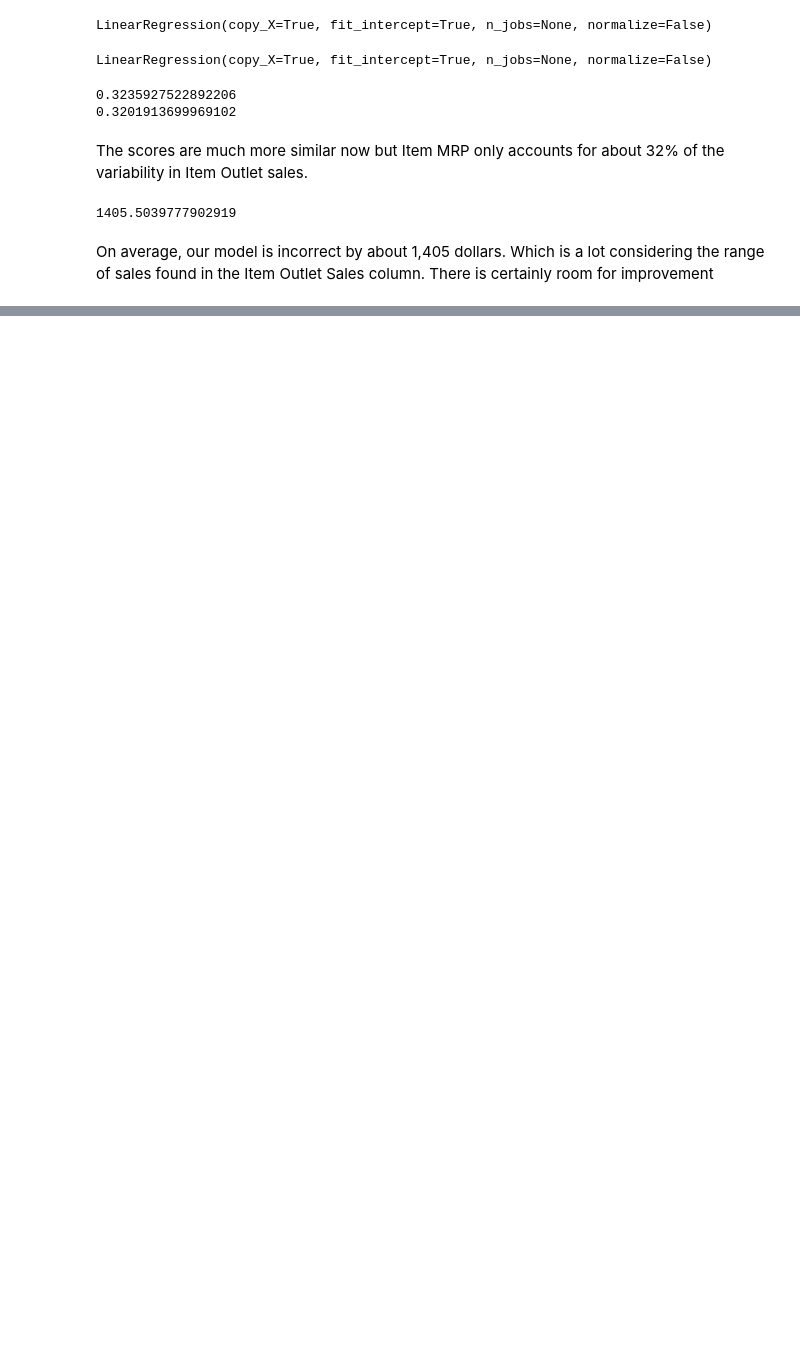
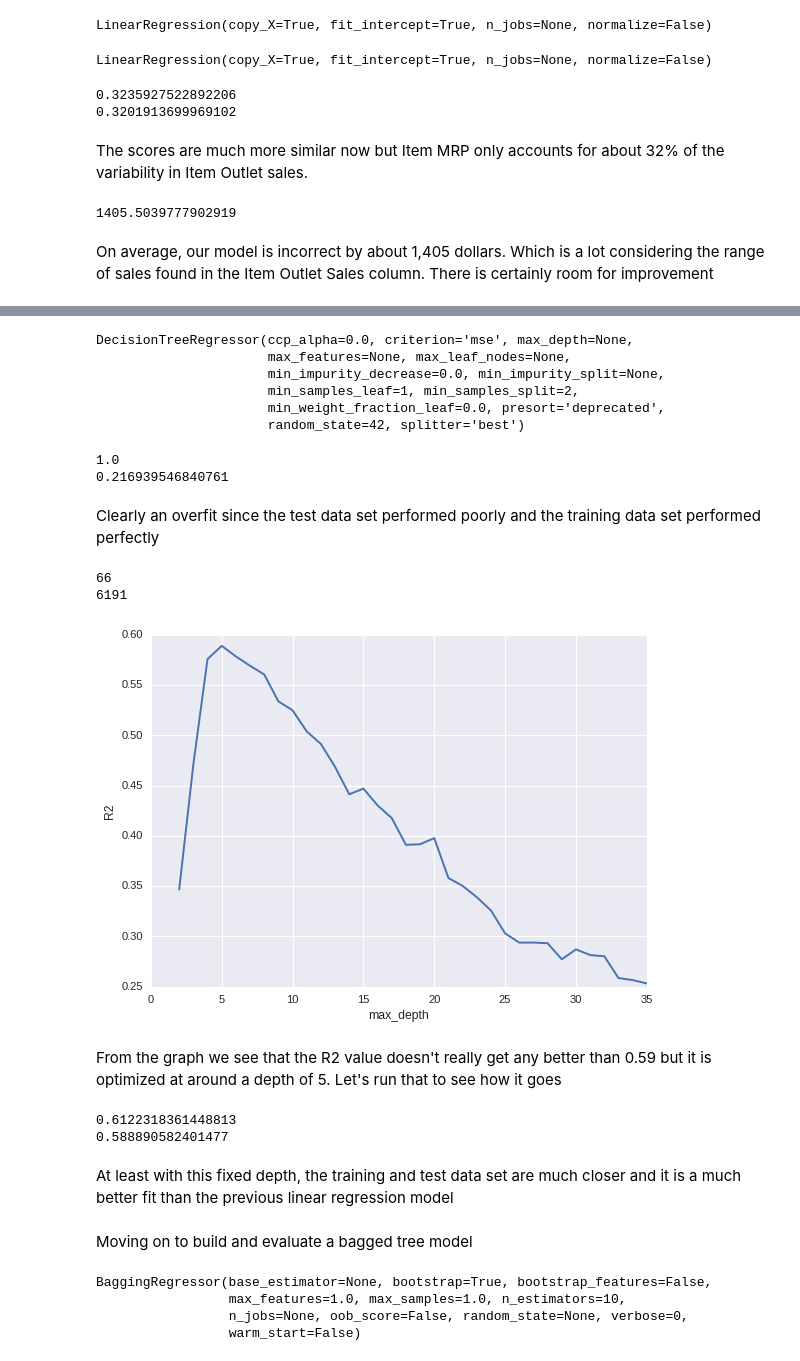
Before and after one commit to thinkinchicken/food-sales-predictions, a Jupyter notebook: Sales_Predictions.ipynb, the cells around one changed output, grey strips where cells are left out. Drawn from its saved outputs; the diff is of its cells as text; code cells hidden in the pictures; blank space fills up the shorter version.

```diff
--- a/Sales_Predictions.ipynb
+++ b/Sales_Predictions.ipynb
@@ -572,0 +588,76 @@ On average, our model is incorrect by about 1,405 dollars. Which is a lot consid
+# %%
+#We have a one hot encoded data set all ready to go to do a decision tree model. let's give it a shot
+#X and y are already defined above
+#Make an instance of the model
+dec_tree = DecisionTreeRegressor(random_state = 42)
+dec_tree.fit(X_train, y_train)
+# %% [output]
+DecisionTreeRegressor(ccp_alpha=0.0, criterion='mse', max_depth=None,
+                      max_features=None, max_leaf_nodes=None,
+                      min_impurity_decrease=0.0, min_impurity_split=None,
+                      min_samples_leaf=1, min_samples_split=2,
+                      min_weight_fraction_leaf=0.0, presort='deprecated',
+                      random_state=42, splitter='best')
+# %%
+#Evaluate the model
+train_score = dec_tree.score(X_train, y_train)
+test_score = dec_tree.score(X_test, y_test)
+print(train_score)
+print(test_score)
+# %% [output]
+1.0
+0.216939546840761
+# %% [markdown]
+Clearly an overfit since the test data set performed poorly and the training data set performed perfectly
+# %%
+#Let's check how deep the tree when by default and how many leaf nodes
+print(dec_tree.get_depth())
+print(dec_tree.get_n_leaves())
+# %% [output]
+66
+6191
+# %%
+#Let's see if we can optimize the max depth based on the R2 score
+max_depth_range = list(range(2, 36)) # will try every value between 2 and 36
+# List to store the score for each value of max_depth:
+r2 = []
+for depth in max_depth_range:
+    dec_tree = DecisionTreeRegressor(max_depth = depth,
+                             random_state = 42)
+    dec_tree.fit(X_train, y_train)
+    score = dec_tree.score(X_test, y_test)
+    r2.append(score)
+# %%
+# Visualize which max_depth leads to the highest r2 score
+import matplotlib.pyplot as plt
+plt.plot(max_depth_range, r2)
+plt.xlabel('max_depth')
+plt.ylabel('R2');
+# %% [output]
+[figure, added]
+# %% [markdown]
+From the graph we see that the R2 value doesn't really get any better than 0.59 but it is optimized at around a depth of 5. Let's run that to see how it goes
+# %%
+#Max depth looks like it is around 5
+# Run the model with our optimized value for max_depth
+dec_tree_5 = DecisionTreeRegressor(max_depth = 5, random_state = 42)
+dec_tree_5.fit(X_train, y_train)
+train_5_score = dec_tree_5.score(X_train, y_train)
+test_5_score = dec_tree_5.score(X_test, y_test)
+print(train_5_score)
+print(test_5_score)
+# %% [output]
+0.6122318361448813
+0.588890582401477
+# %% [markdown]
+At least with this fixed depth, the training and test data set are much closer and it is a much better fit than the previous linear regression model
+# %% [markdown]
+Moving on to build and evaluate a bagged tree model
+# %%
+bt = BaggingRegressor()
+bt.fit(X_train, y_train)
+# %% [output]
+BaggingRegressor(base_estimator=None, bootstrap=True, bootstrap_features=False,
+                 max_features=1.0, max_samples=1.0, n_estimators=10,
+                 n_jobs=None, oob_score=False, random_state=None, verbose=0,
+                 warm_start=False)
```
Also changed, not shown: parts of 23 cells of this notebook.
